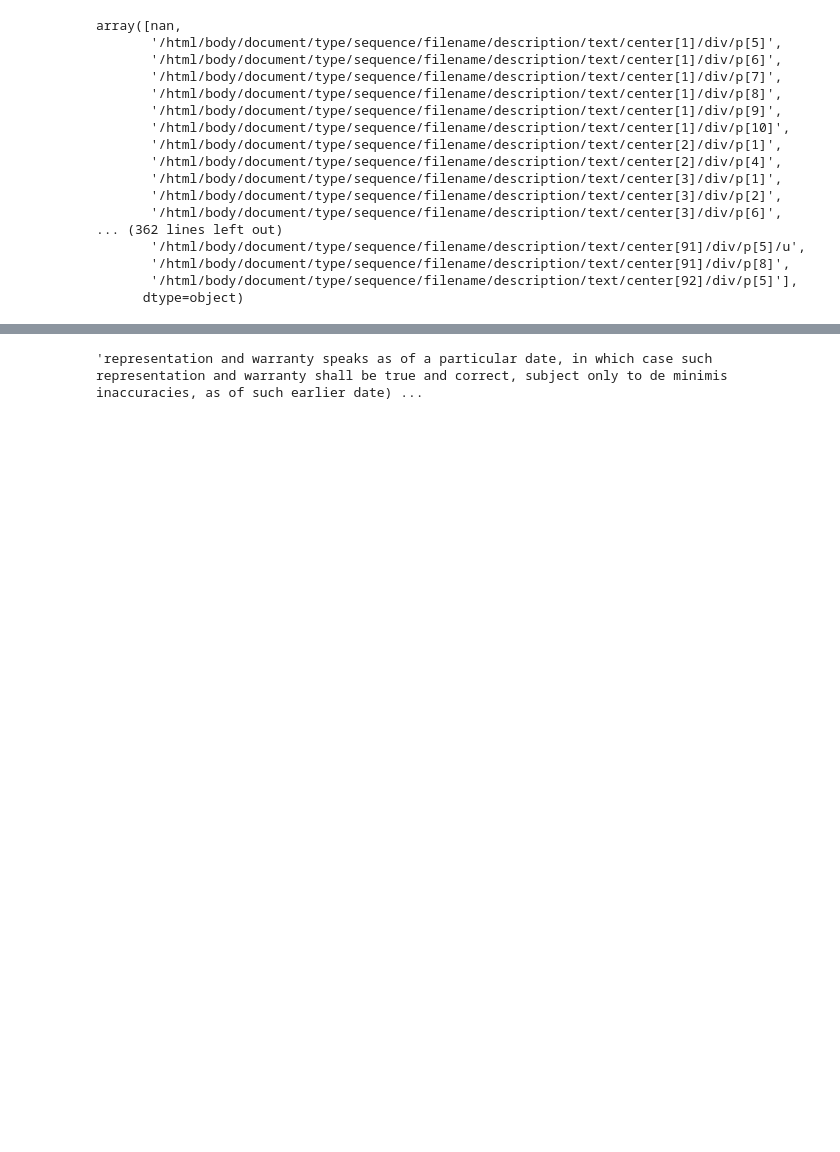
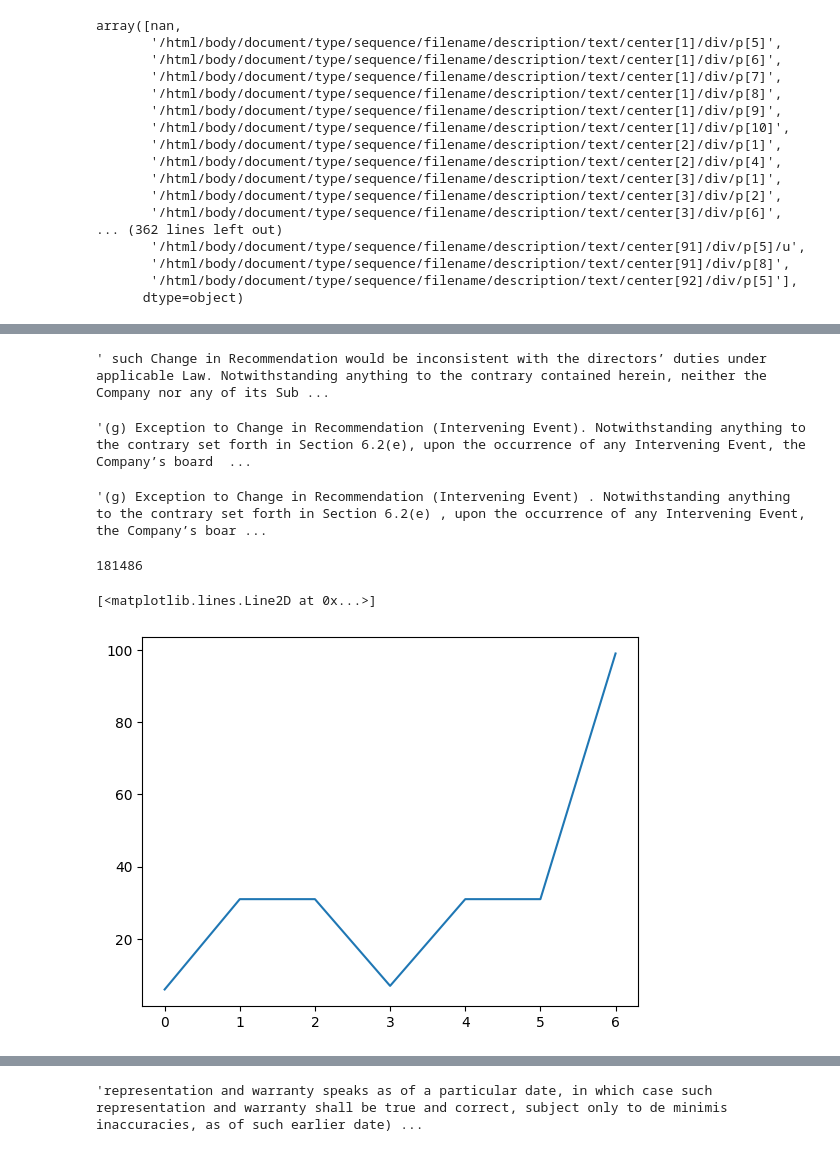
Before and after one commit to ANSH-RIYAL/multi-modal-mna, a Jupyter notebook: EDA.ipynb, the cells around one changed output, grey strips where cells are left out. Drawn from its saved outputs; the diff is of its cells as text; code cells hidden in the pictures; blank space fills up the shorter version.

```diff
--- a/EDA.ipynb
+++ b/EDA.ipynb
@@ -141,0 +259,40 @@ answer_list
+# %%
+def binary_search_fuzzy(context, answer):
+    start = 0
+    end = len(context)
+
+    thres = 90
+
+    left_ratios = []
+    right_ratios = []
+
+    while (end - start > 4*len(answer)):
+        mid = (start+end)//2
+#         print(start,mid,end)
+        left = context[start:mid]
+        right = context[mid:end]
+
+        left_ratio = fuzz.partial_ratio(left, answer)
+        right_ratio = fuzz.partial_ratio(right, answer)
+
+        left_ratios.append(left_ratio)
+        right_ratios.append(right_ratio)
+
+        # If we found the window
+        if left_ratio - right_ratio > thres:
+            return (left_ratios, right_ratios, start, left)
+
+        elif right_ratio - left_ratio > thres:
+            return (left_ratios, right_ratios, mid, right)
+
+        # Left half vs Right half
+        if left_ratio > right_ratio:
+            end = mid + len(answer)//2 + 10
+        else:
+            start = mid - len(answer)//2 - 10
+    return (left_ratios, right_ratios, start, context[start:end])
+# %%
+t1 = time.time()
+lrs, rrs, start, window = binary_search_fuzzy(context, answer)
+print(time.time()-t1)
+print(window, '\n\n\n', answer)
@@ -141,0 +344,25 @@ answer_list
+# %%
+window
+# %% [output]
+' such Change in Recommendation would be inconsistent with the directors’ duties under applicable Law. Notwithstanding anything to the contrary contained herein, neither the Company nor any of its Sub ...
+# %%
+answer
+# %% [output]
+'(g) Exception to Change in Recommendation (Intervening Event). Notwithstanding anything to the contrary set forth in Section 6.2(e), upon the occurrence of any Intervening Event, the Company’s board  ...
+# %%
+start, end = cut_window(window, answer)
+# end = -cut_window(window[::-1], answer[::-1]) + 1
+window_subsection = window[start:end + 10] # Adding 10 for now to create a buffer
+
+window_subsection
+# %% [output]
+'(g) Exception to Change in Recommendation (Intervening Event) . Notwithstanding anything to the contrary set forth in Section 6.2(e) , upon the occurrence of any Intervening Event, the Company’s boar ...
+# %%
+context.find(window_subsection)
+# %% [output]
+181486
+# %%
+plt.plot(lrs)
+# %% [output]
+[<matplotlib.lines.Line2D at 0x...>]
+[figure, added]
```
Also changed, not shown: parts of 29 cells of this notebook.
